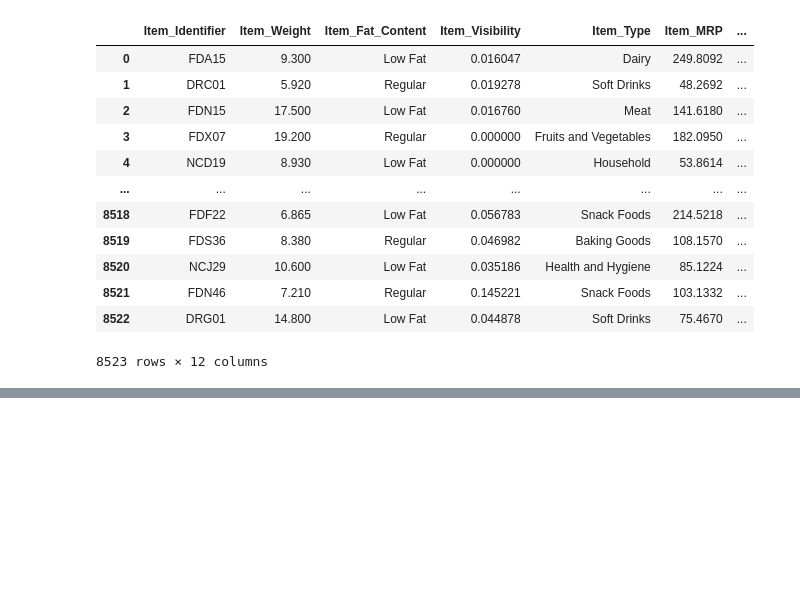
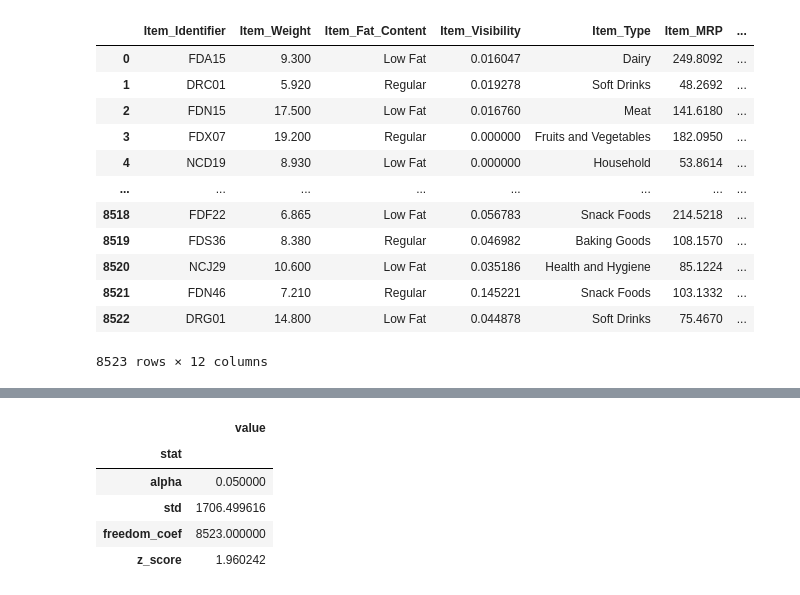
Before and after one commit to Demvok/BigMartSalesPrediction, a Jupyter notebook: ExploringAndCleaning.ipynb, the cells around one changed output, grey strips where cells are left out. Cells and saved outputs as stored; diff of their text form; code cells hidden in the pictures; blank space fills up the shorter version.

Commit message:
added stats file creation

```diff
--- a/ExploringAndCleaning.ipynb
+++ b/ExploringAndCleaning.ipynb
@@ -426,0 +443,9 @@ raw_data
+# %%
+import scipy.stats as stats
+
+df_stats = pd.DataFrame(columns=['stat', 'value'])
+df_stats = pd.concat([df_stats, pd.DataFrame([{'stat': 'alpha', 'value': 0.05}])])
+df_stats = pd.concat([df_stats, pd.DataFrame([{'stat': 'std', 'value': raw_data['Item_Outlet_Sales'].std()}])])
+df_stats = pd.concat([df_stats, pd.DataFrame([{'stat': 'freedom_coef', 'value': raw_data['Item_Outlet_Sales'].count()}])])
+df_stats = pd.concat([df_stats, pd.DataFrame([{'stat': 'z_score', 'value': stats.t.ppf(1 - df_stats.iloc[0, 1] / 2, df_stats.iloc[2, 1])}])])
+df_stats = df_stats.set_index('stat')
@@ -426,0 +454,9 @@ raw_data
+# %%
+df_stats
+# %% [output]
+|  | value |
+| stat |  |
+| alpha | 0.050000 |
+| std | 1706.499616 |
+| freedom_coef | 8523.000000 |
+| z_score | 1.960242 |
```
Also changed, not shown: parts of 4 cells of this notebook, 3 other files.
